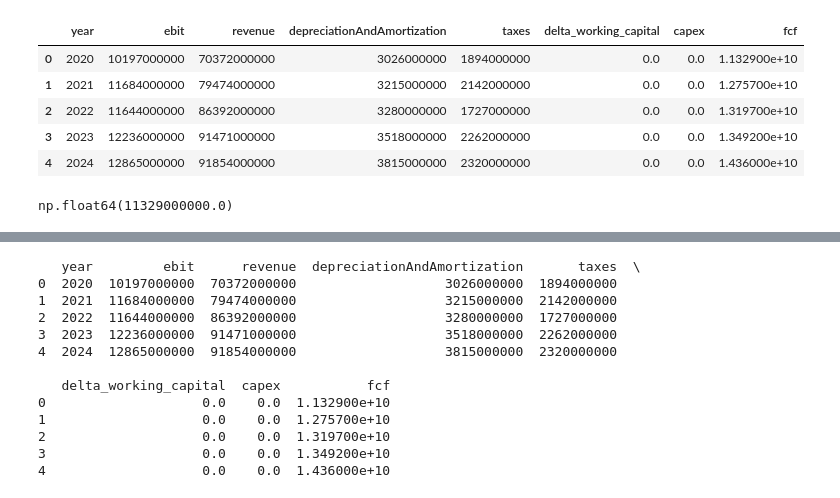
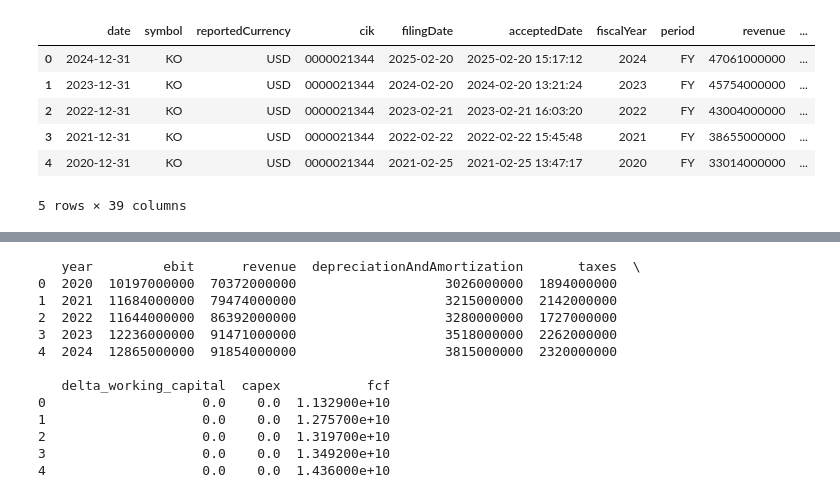
Before and after one commit to minavyoussef/PEP-FIN42030-Group11, a Jupyter notebook: PEP-DCF-Ratios-Python-Analysis.ipynb, the cells around one changed output, grey strips where cells are left out. Saved outputs shown, nothing was run; the diff lists cells and outputs as text; code cells hidden in the pictures.

```diff
--- a/PEP-DCF-Ratios-Python-Analysis.ipynb
+++ b/PEP-DCF-Ratios-Python-Analysis.ipynb
@@ -7,3 +7,5 @@ from fmpapi import fmp_get, fmp_set_api_key
 from plotnine import *
 from mizani.formatters import percent_format, comma_format
 from itertools import product
+# %%
+api_key = "31rk2FooNwK9pNFzHWRKahod8M6EeMdl"
@@ -183,13 +32,18 @@ Cash-flow empty? True
-# %%
-dcf_data
-# %% [output]
-|  | year | ebit | revenue | depreciationAndAmortization | taxes | delta_working_capital | capex | fcf |
-| 0 | 2020 | 10197000000 | 70372000000 | 3026000000 | 1894000000 | 0.0 | 0.0 | 1.132900e+10 |
-| 1 | 2021 | 11684000000 | 79474000000 | 3215000000 | 2142000000 | 0.0 | 0.0 | 1.275700e+10 |
-| 2 | 2022 | 11644000000 | 86392000000 | 3280000000 | 1727000000 | 0.0 | 0.0 | 1.319700e+10 |
-| 3 | 2023 | 12236000000 | 91471000000 | 3518000000 | 2262000000 | 0.0 | 0.0 | 1.349200e+10 |
-| 4 | 2024 | 12865000000 | 91854000000 | 3815000000 | 2320000000 | 0.0 | 0.0 | 1.436000e+10 |
-# %%
-dcf_data["fcf"][0]
-# %% [output]
-np.float64(11329000000.0)
+# %%
+symbol = "KO"
+
+common = {"symbol": symbol, "period": "annual", "limit": 5}
+
+ko_income_statements = fetch_df("income-statement", common)
+ko_balance_sheet     = fetch_df("balance-sheet-statement", common)
+ko_cash_flow         = fetch_df("cash-flow-statement", common)
+# %%
+ko_income_statements
+# %% [output]
+|  | date | symbol | reportedCurrency | cik | filingDate | acceptedDate | fiscalYear | period | revenue | ... |
+| 0 | 2024-12-31 | KO | USD | 0000021344 | 2025-02-20 | 2025-02-20 15:17:12 | 2024 | FY | 47061000000 | ... |
+| 1 | 2023-12-31 | KO | USD | 0000021344 | 2024-02-20 | 2024-02-20 13:21:24 | 2023 | FY | 45754000000 | ... |
+| 2 | 2022-12-31 | KO | USD | 0000021344 | 2023-02-21 | 2023-02-21 16:03:20 | 2022 | FY | 43004000000 | ... |
+| 3 | 2021-12-31 | KO | USD | 0000021344 | 2022-02-22 | 2022-02-22 15:45:48 | 2021 | FY | 38655000000 | ... |
+| 4 | 2020-12-31 | KO | USD | 0000021344 | 2021-02-25 | 2021-02-25 13:47:17 | 2020 | FY | 33014000000 | ... |
+5 rows × 39 columns
```
Also changed, not shown: parts of 9 cells of this notebook.
